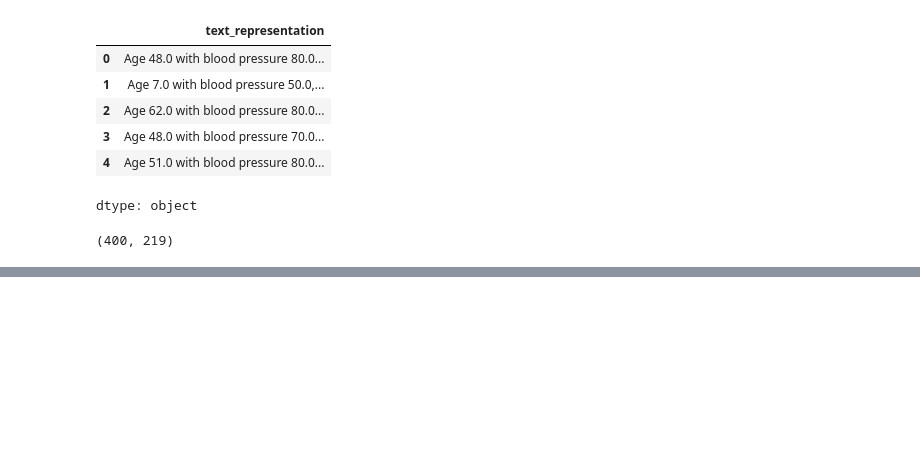
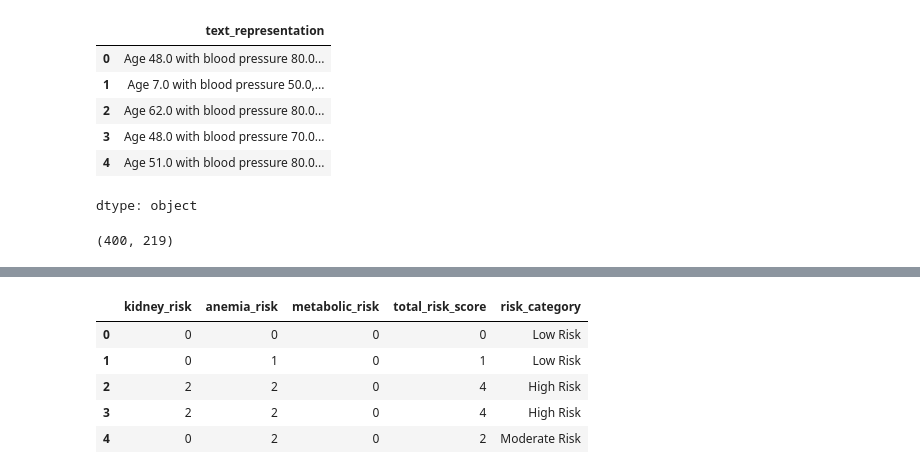
Before and after one commit to Saritha-batch1/Multi-Model-AI-Agent, a Jupyter notebook: multimodel_AI_on_HD_Deekshitha.ipynb, the cells around one changed output, grey strips where cells are left out. Drawn from its saved outputs; the diff is of its cells as text; code cells hidden in the pictures; blank space fills up the shorter version.

Commit message:
work up to Pattern Recognition&Basic risk scoring-week3

```diff
--- a/multimodel_AI_on_HD_Deekshitha.ipynb
+++ b/multimodel_AI_on_HD_Deekshitha.ipynb
@@ -323,0 +364,16 @@ tfidf.shape
+# %%
+def metabolic_risk(row):
+    if row["bp"] > THRESHOLDS["bp_high"] and row["bgr"] > THRESHOLDS["bgr_high"]:
+        return 2
+    elif row["bp"] > THRESHOLDS["bp_high"]:
+        return 1
+    else:
+        return 0
+
+df["metabolic_risk"] = df.apply(metabolic_risk, axis=1)
+# %%
+df["total_risk_score"] = (
+    df["kidney_risk"] +
+    df["anemia_risk"] +
+    df["metabolic_risk"]
+)
@@ -323,0 +389,16 @@ tfidf.shape
+# %%
+df["total_risk_score"] = (
+    df["kidney_risk"] +
+    df["anemia_risk"] +
+    df["metabolic_risk"]
+)
+# %%
+def risk_category(score):
+    if score >= 4:
+        return "High Risk"
+    elif score >= 2:
+        return "Moderate Risk"
+    else:
+        return "Low Risk"
+
+df["risk_category"] = df["total_risk_score"].apply(risk_category)
@@ -323,0 +414,15 @@ tfidf.shape
+# %%
+df[[
+    "kidney_risk",
+    "anemia_risk",
+    "metabolic_risk",
+    "total_risk_score",
+    "risk_category"
+]].head()
+# %% [output]
+|  | kidney_risk | anemia_risk | metabolic_risk | total_risk_score | risk_category |
+| 0 | 0 | 0 | 0 | 0 | Low Risk |
+| 1 | 0 | 1 | 0 | 1 | Low Risk |
+| 2 | 2 | 2 | 0 | 4 | High Risk |
+| 3 | 2 | 2 | 0 | 4 | High Risk |
+| 4 | 0 | 2 | 0 | 2 | Moderate Risk |
```
Also changed, not shown: parts of 11 cells of this notebook.
